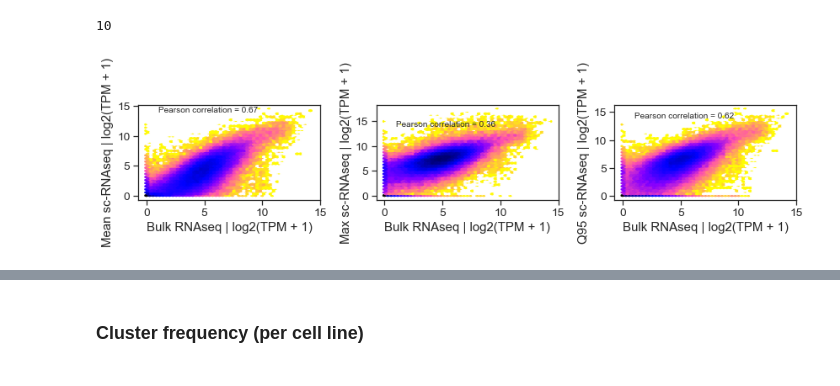
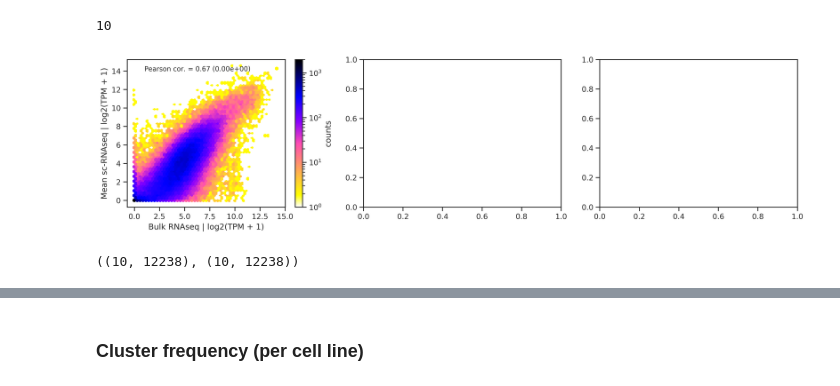
Before and after one commit to CSB5/CaDRReS-Sc, a Jupyter notebook: script/B01_single_cell_cluster_info_and_exp.ipynb, the cells around one changed output, grey strips where cells are left out. Cells and saved outputs as stored; diff of their text form; code cells hidden in the pictures.

```diff
--- a/script/B01_single_cell_cluster_info_and_exp.ipynb
+++ b/script/B01_single_cell_cluster_info_and_exp.ipynb
@@ -18 +1,18 @@ mpl.rc("savefig", dpi=300)
+# %%
+import pandas as pd
+import numpy as np
+
+import matplotlib.pyplot as plt
+import seaborn as sns
+from scipy import stats
+from collections import Counter
+
+sns.set_style('ticks')
+
+%matplotlib inline
+import warnings, glob, os
+warnings.filterwarnings('ignore')
+import matplotlib as mpl
+mpl.rcParams['figure.dpi']= 300
+mpl.rc("savefig", dpi=300)
 # %% [markdown]
@@ -20,5 +20,9 @@ mpl.rc("savefig", dpi=300)
+# %%
+norm_type = 'tpm' # tmm | tpm
 # %%
-cell_df = pd.read_csv('../preprocessed_data/scRNAseq/AS_et_al_cluster.csv', index_col=0)
+# for cluster info, we only used cluster results based on tpm
+
+cell_df = pd.read_csv('../preprocessed_data/scRNAseq/AS_et_al_{}_cluster.csv'.format(norm_type), index_col=0)
 print (cell_df.shape)
 cell_df.head()
 # %% [output]
@@ -49,8 +53,7 @@ tmm_df.head()
 bulk_fpkm_df_list = []
 
 for dir_name in glob.glob('../data/HN_patient_specific/HN_bulk_RNASeq/*'):
-#     sample_id = dir_name.split('/')[-1]
-    sample_id = dir_name.split('\\')[-1]
+    sample_id = dir_name.split('/')[-1]
     file_name = os.path.join(dir_name, '{}.expression.genes.xls'.format(sample_id))
     df = pd.read_csv(file_name, sep='\t', index_col='gene_short_name')[['{} [EXP:FPKM:CUFFNORM]'.format(sample_id)]]
     df.columns = [sample_id.split('_')[0][0:-2]]
@@ -121,16 +124,22 @@ y_mean = mean_tpm_df.loc[common_cl_list, common_gene_list].values.flatten()
 y_max = max_tpm_df.loc[common_cl_list, common_gene_list].values.flatten()
 y_q95 = q95_tpm_df.loc[common_cl_list, common_gene_list].values.flatten()
 # %%
-fig, axes = plt.subplots(figsize=(12,3), ncols=3)
+sns.set(font_scale=1, style='ticks')
+fig, axes = plt.subplots(figsize=(15,4), ncols=3)
 
 for y_name, y_val, ax in zip(['Mean', 'Max', 'Q95'], [y_mean, y_max, y_q95], axes.flatten()):
 
-    im = ax.hexbin(np.log2(x+1), np.log2(y_val+1), gridsize=50, bins='log', cmap='gnuplot2_r')
+    im = ax.hexbin(np.log2(x+1), np.log2(y_val+1), gridsize=50, bins='log', cmap='gnuplot2_r', vmin=1, vmax=2000)
     ax.set_xlabel('Bulk RNAseq | log2(TPM + 1)')
     ax.set_ylabel('{} sc-RNAseq | log2(TPM + 1)'.format(y_name))
 #     fig.colorbar(im, label='Log10(count + 1)')
-    ax.text(x=1, y=14, s='Pearson correlation = {:.2f}'.format(stats.pearsonr(x, y_val)[0]), fontsize=10)
+    pcor, pval = stats.pearsonr(x, y_val)
+    ax.text(x=1, y=14, s='Pearson cor. = {:.2f} ({:.2e})'.format(pcor, pval), fontsize=10)
 
+    break
+
+cb = fig.colorbar(im, ax=ax)
+cb.set_label('counts')
 plt.tight_layout()
 # %% [output]
-[figure, old version]
+[figure, new version]
@@ -136,0 +149,4 @@ plt.tight_layout()
+# %%
+x_mat.shape, y_mean_mat.shape
+# %% [output]
+((10, 12238), (10, 12238))
```
Also changed, not shown: parts of 34 cells of this notebook, 35 other files.
